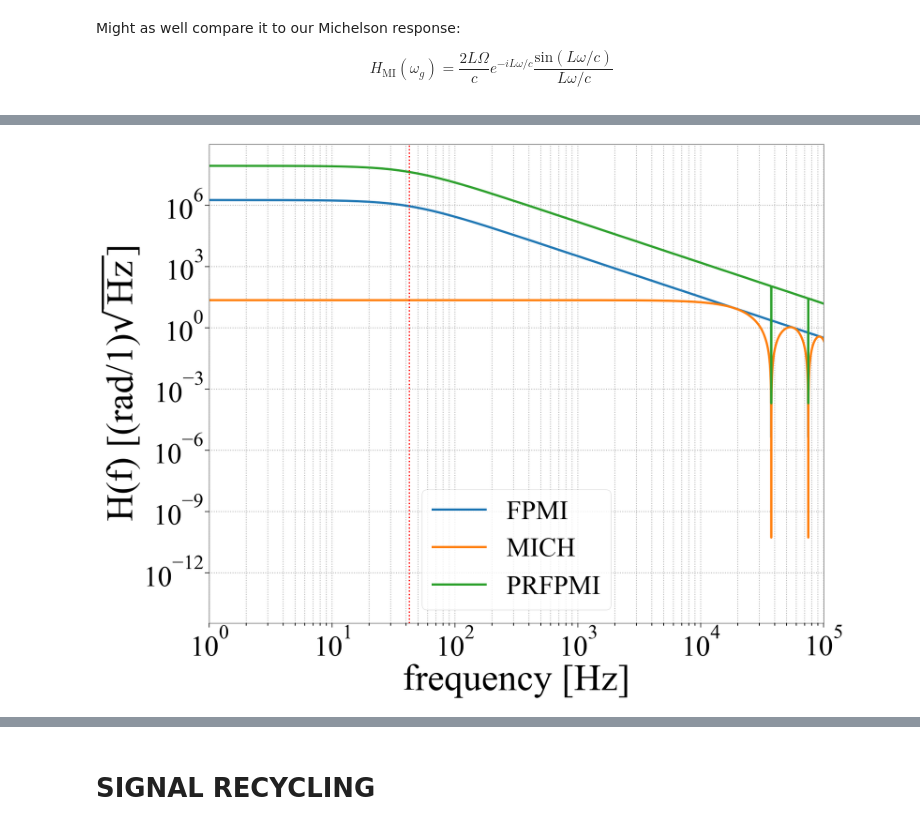
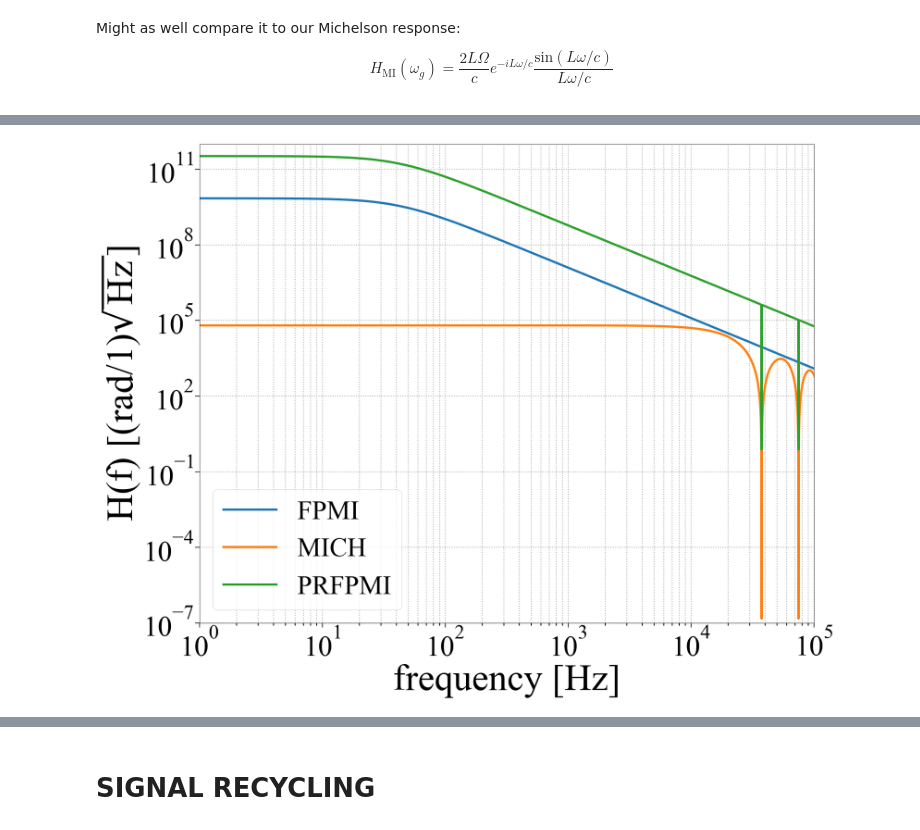
Before and after one commit to dancvan/dissertation, a Jupyter notebook: code/drfpmi_fr.ipynb, the cells around one changed output, grey strips where cells are left out. Saved outputs shown, nothing was run; the diff lists cells and outputs as text; code cells hidden in the pictures.

```diff
--- a/code/drfpmi_fr.ipynb
+++ b/code/drfpmi_fr.ipynb
@@ -33,6 +33,9 @@ R_2 = 1-T_2
 t_1 = T_1**.5
 r_1 = R_1**.5
 r_2 = R_2**.5
+
+PHI_0 = np.pi/2
+P_IN = 125
 # %% [markdown]
 # POWER RECYCLING
 # %% [markdown]
@@ -110,5 +122,5 @@ PRG?
 # %%
-G_PRC_opt =  PRG(L_rt, Finn)
+G_PRC_opt =  ifco.PRG(L_rt, Finn)
 # %%
 plt.plot(r_range, G_PRC_)
 plt.axhline(G_PRC_opt, linestyle='--', color='r')
@@ -127,3 +153,6 @@ H_FPMI = fpmi_freq_resp(nu, const, L, OMEG)
+# %%
+H_FPMI = ifco.fpmi_freq_resp(nu, r_1, t_1, r_2, L, PHI_0, P_IN, OMEG)
+H_FPMI_LP = ifco.fpmi_freq_resp(nu, r_1, t_1, r_2, L, PHI_0, P_IN, OMEG, low_pass='True')
 # %%
 H_PRFPMI = np.sqrt(G_PRC_opt)*H_FPMI
 # %% [markdown]
@@ -153,3 +180,5 @@ H_PRFPMI_modsq = np.real(H_PRFPMI)**2 + np.imag(H_PRFPMI)**2
+# %%
+H_MI = ifco.mich_freq_resp(nu, L, OMEG, P_IN, OMEG)
 # %%
 fig, ax1 = plt.subplots()
 ax1.set_xlabel('frequency [Hz]')
@@ -172,14 +202,15 @@ Text(0, 0.5, 'phase [deg]')
 # %%
 fig.savefig('../figs/INTRO/prfpmi_fr.pdf', dpi=300, bbox_inches='tight')
 # %%
-plt.loglog(nu,H_FPMI_modsq, label='FPMI', linewidth=5.0)
-plt.loglog(nu,H_MI_modsq, label= 'MICH', linewidth= 5.0)
-plt.loglog(nu,H_PRFPMI_modsq, label='PRFPMI', linewidth = 5.0)
-plt.axvline (x=f_pole,ymin=1e-11, color='red', linestyle='dotted', linewidth=3)
+plt.loglog(nu, ifco.bode_amp(H_FPMI), label='FPMI', linewidth=5.0)
+plt.loglog(nu, ifco.bode_amp(H_MI), label= 'MICH', linewidth= 5.0)
+plt.loglog(nu, ifco.bode_amp(H_PRFPMI), label='PRFPMI', linewidth = 5.0)
+#plt.axvline (x=f_pole,ymin=1e-11, color='red', linestyle='dotted', linewidth=3)
 plt.xlim([1e0, 1e5])
+plt.ylim([1e-7,1e12])
 plt.xlabel('frequency [Hz]')
 plt.ylabel('H(f) [$\mathdefault{(rad/1)\sqrt{Hz}}$]')
 lgd=plt.legend()
 # %% [output]
-[figure, old version]
+[figure, new version]
 # %%
```
Also changed, not shown: parts of 22 cells of this notebook, 3 other files.
